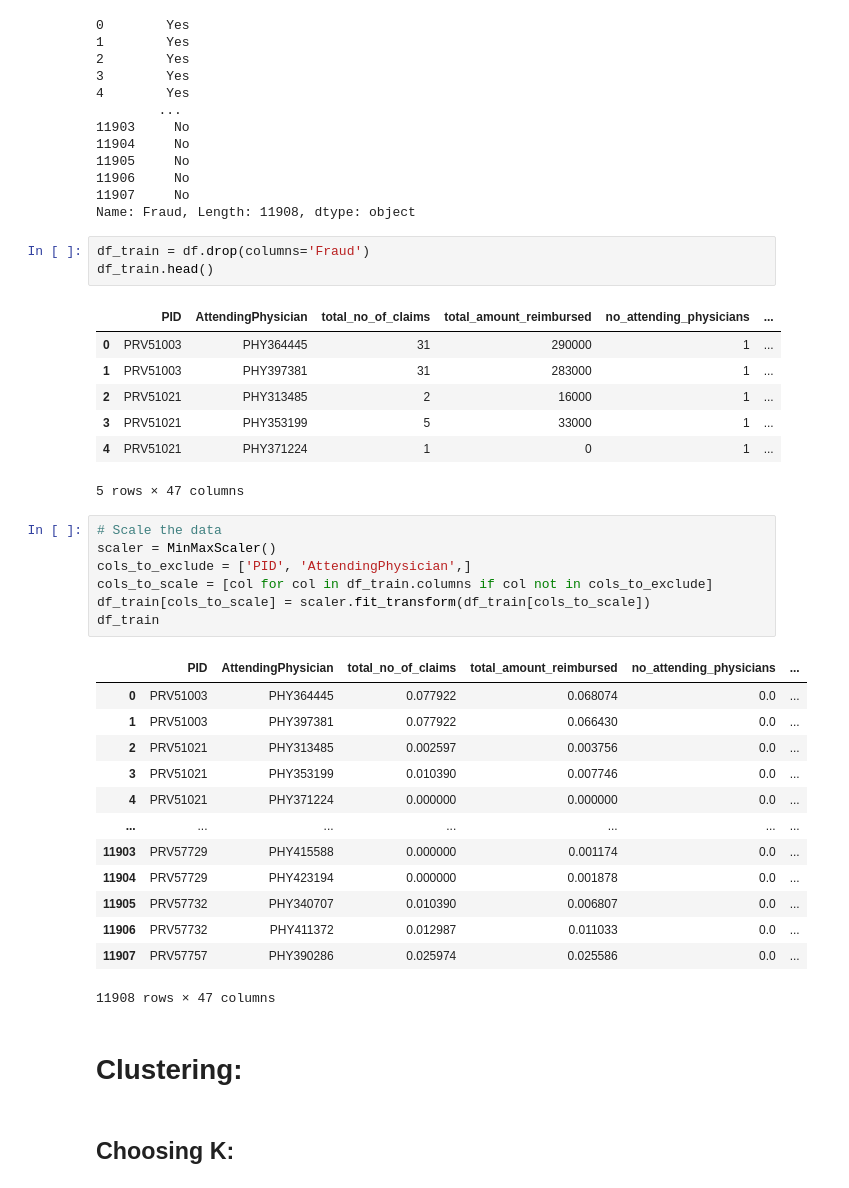
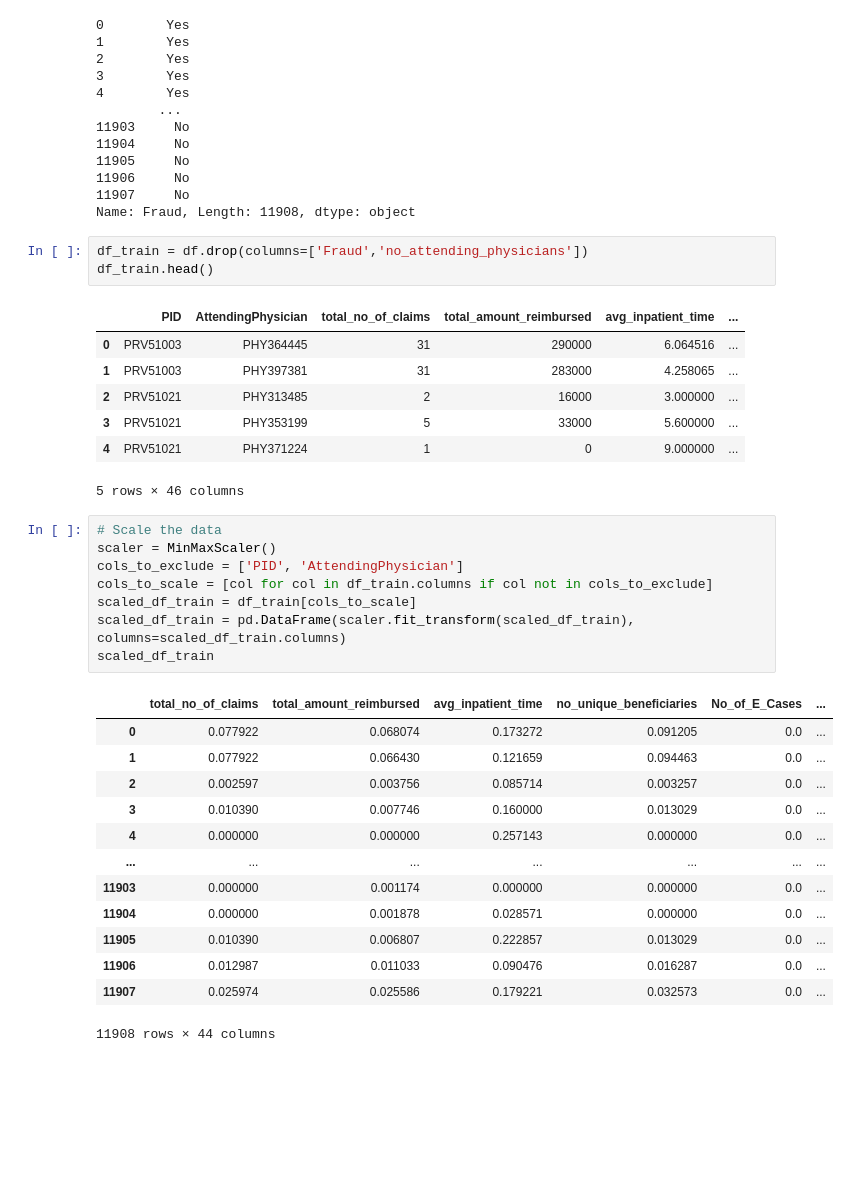
Before and after one commit to Cheryl0905/Datathon, a Jupyter notebook: Olivia_RSM8432_Datathon.ipynb, the cells around one changed output. Cells and saved outputs as stored; diff of their text form; blank space fills up the shorter version.

```diff
--- a/Olivia_RSM8432_Datathon.ipynb
+++ b/Olivia_RSM8432_Datathon.ipynb
@@ -27,38 +27,35 @@ df_test
 11907     No
 Name: Fraud, Length: 11908, dtype: object
 # %%
-df_train = df.drop(columns='Fraud')
+df_train = df.drop(columns=['Fraud','no_attending_physicians'])
 df_train.head()
 # %% [output]
-|  | PID | AttendingPhysician | total_no_of_claims | total_amount_reimbursed | no_attending_physicians | ... |
-| 0 | PRV51003 | PHY364445 | 31 | 290000 | 1 | ... |
-| 1 | PRV51003 | PHY397381 | 31 | 283000 | 1 | ... |
-| 2 | PRV51021 | PHY313485 | 2 | 16000 | 1 | ... |
-| 3 | PRV51021 | PHY353199 | 5 | 33000 | 1 | ... |
-| 4 | PRV51021 | PHY371224 | 1 | 0 | 1 | ... |
+|  | PID | AttendingPhysician | total_no_of_claims | total_amount_reimbursed | avg_inpatient_time | ... |
+| 0 | PRV51003 | PHY364445 | 31 | 290000 | 6.064516 | ... |
+| 1 | PRV51003 | PHY397381 | 31 | 283000 | 4.258065 | ... |
+| 2 | PRV51021 | PHY313485 | 2 | 16000 | 3.000000 | ... |
+| 3 | PRV51021 | PHY353199 | 5 | 33000 | 5.600000 | ... |
+| 4 | PRV51021 | PHY371224 | 1 | 0 | 9.000000 | ... |
-5 rows × 47 columns
+5 rows × 46 columns
 # %%
 # Scale the data
 scaler = MinMaxScaler()
-cols_to_exclude = ['PID', 'AttendingPhysician',]
+cols_to_exclude = ['PID', 'AttendingPhysician']
 cols_to_scale = [col for col in df_train.columns if col not in cols_to_exclude]
-df_train[cols_to_scale] = scaler.fit_transform(df_train[cols_to_scale])
-df_train
+scaled_df_train = df_train[cols_to_scale]
+scaled_df_train = pd.DataFrame(scaler.fit_transform(scaled_df_train), columns=scaled_df_train.columns)
+scaled_df_train
 # %% [output]
-|  | PID | AttendingPhysician | total_no_of_claims | total_amount_reimbursed | no_attending_physicians | ... |
-| 0 | PRV51003 | PHY364445 | 0.077922 | 0.068074 | 0.0 | ... |
-| 1 | PRV51003 | PHY397381 | 0.077922 | 0.066430 | 0.0 | ... |
-| 2 | PRV51021 | PHY313485 | 0.002597 | 0.003756 | 0.0 | ... |
-| 3 | PRV51021 | PHY353199 | 0.010390 | 0.007746 | 0.0 | ... |
-| 4 | PRV51021 | PHY371224 | 0.000000 | 0.000000 | 0.0 | ... |
+|  | total_no_of_claims | total_amount_reimbursed | avg_inpatient_time | no_unique_beneficiaries | No_of_E_Cases | ... |
+| 0 | 0.077922 | 0.068074 | 0.173272 | 0.091205 | 0.0 | ... |
+| 1 | 0.077922 | 0.066430 | 0.121659 | 0.094463 | 0.0 | ... |
+| 2 | 0.002597 | 0.003756 | 0.085714 | 0.003257 | 0.0 | ... |
+| 3 | 0.010390 | 0.007746 | 0.160000 | 0.013029 | 0.0 | ... |
+| 4 | 0.000000 | 0.000000 | 0.257143 | 0.000000 | 0.0 | ... |
 | ... | ... | ... | ... | ... | ... | ... |
-| 11903 | PRV57729 | PHY415588 | 0.000000 | 0.001174 | 0.0 | ... |
-| 11904 | PRV57729 | PHY423194 | 0.000000 | 0.001878 | 0.0 | ... |
-| 11905 | PRV57732 | PHY340707 | 0.010390 | 0.006807 | 0.0 | ... |
-| 11906 | PRV57732 | PHY411372 | 0.012987 | 0.011033 | 0.0 | ... |
-| 11907 | PRV57757 | PHY390286 | 0.025974 | 0.025586 | 0.0 | ... |
+| 11903 | 0.000000 | 0.001174 | 0.000000 | 0.000000 | 0.0 | ... |
+| 11904 | 0.000000 | 0.001878 | 0.028571 | 0.000000 | 0.0 | ... |
+| 11905 | 0.010390 | 0.006807 | 0.222857 | 0.013029 | 0.0 | ... |
+| 11906 | 0.012987 | 0.011033 | 0.090476 | 0.016287 | 0.0 | ... |
+| 11907 | 0.025974 | 0.025586 | 0.179221 | 0.032573 | 0.0 | ... |
-11908 rows × 47 columns
+11908 rows × 44 columns
-# %% [markdown]
-# Clustering:
-# %% [markdown]
-## Choosing K:
```
Also changed, not shown: parts of 6 cells of this notebook.
